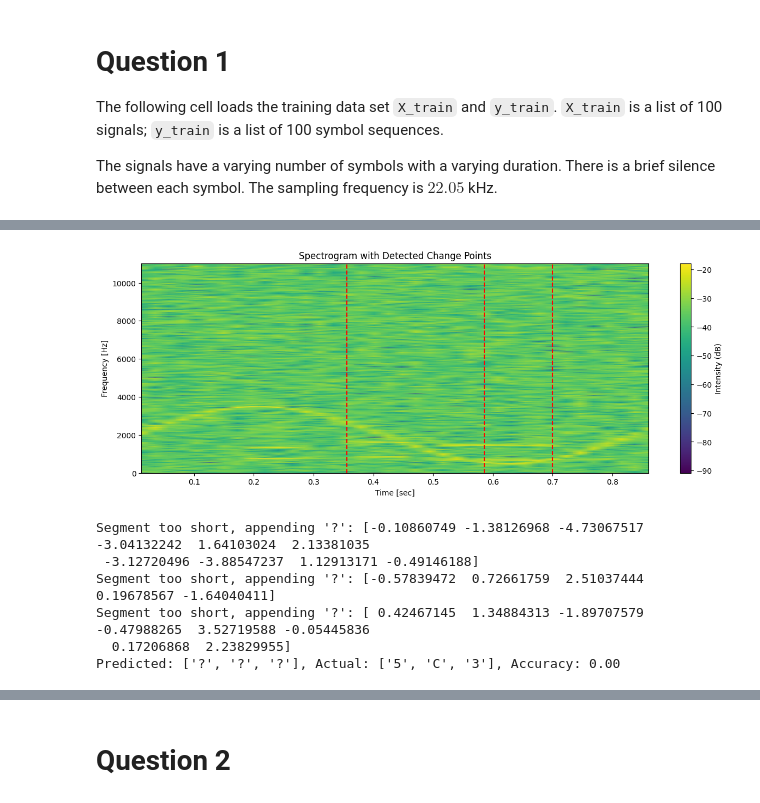
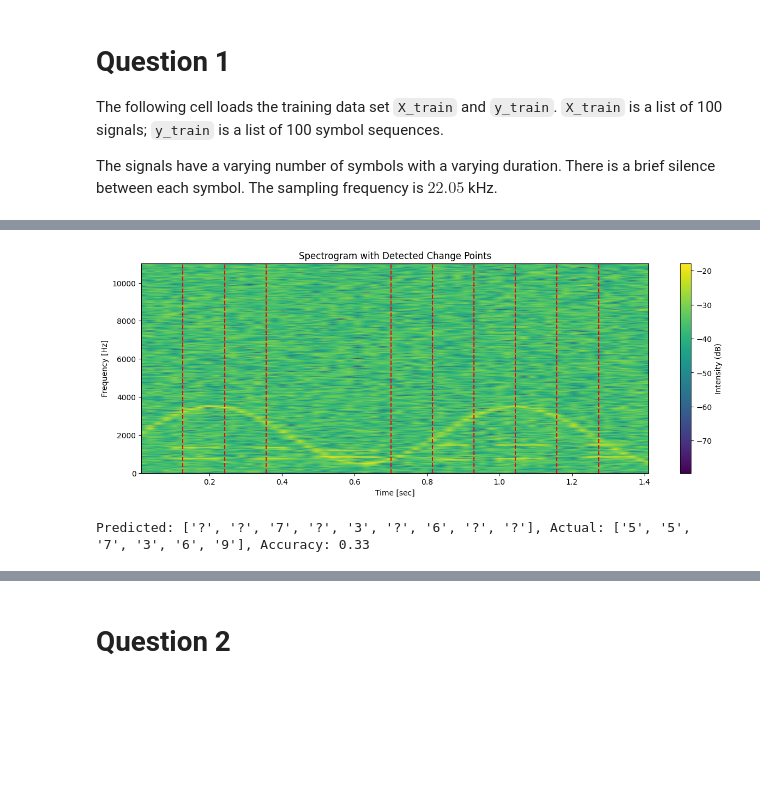
Before and after one commit to wadimoughanim/hw3mlts, a Jupyter notebook: Assignment 3.ipynb, the cells around one changed output, grey strips where cells are left out. Saved outputs shown, nothing was run; the diff lists cells and outputs as text; code cells hidden in the pictures; blank space fills up the shorter version.

```diff
--- a/Assignment 3.ipynb
+++ b/Assignment 3.ipynb
@@ -89,89 +89,94 @@ def detect_changes(sxx, penalty=1):  # Lower penalty for more sensitivity
     bkps = algo.predict(pen=penalty)
     return bkps
 
-# Function to map frequencies to DTMF digits
-def frequency_to_digit(f1, f2):
-    print(f"Mapping frequencies to DTMF digits: {f1}, {f2}")
+def frequency_to_digit(f1, f2, tolerance=20):
+    nearest_tone = None
     min_distance = float('inf')
-    nearest_tone = None
+
+    # Iterate through the DTMF tones to find the closest match within tolerance
     for tone_pair, digit in DTMF_TONES.items():
-        distance = np.sqrt((tone_pair[0] - f1)**2 + (tone_pair[1] - f2)**2)
-        if distance < min_distance:
-            min_distance = distance
-            nearest_tone = digit
-    print(f"Nearest tone: {nearest_tone}")
+        if abs(tone_pair[0] - f1) <= tolerance and abs(tone_pair[1] - f2) <= tolerance:
+            distance = np.sqrt((tone_pair[0] - f1)**2 + (tone_pair[1] - f2)**2)
+            if distance < min_distance:
+                min_distance = distance
+                nearest_tone = digit
+
     return nearest_tone if nearest_tone is not None else '?'
+
 
 def find_closest_index(freq_array, target_freq):
     index = np.argmin(np.abs(freq_array - target_freq))
     return index
 
 # Function to classify segments into DTMF tones
-def classify_segments(signal, bkps, fs=FS):
+# Function to classify segments into DTMF tones
+def classify_segments(signal, bkps, fs=FS, nperseg=NPERSEG, noverlap=NOVERLAP, height_factor=0.5):
     predicted_tones = []
     for i in range(len(bkps) - 1):
-        start, end = bkps[i], bkps[i+1]
-        segment = signal[start:end]
+        # Convert breakpoints to indices in the original signal
+        start_idx = bkps[i] * (nperseg - noverlap)
+        end_idx = bkps[i + 1] * (nperseg - noverlap) if bkps[i + 1] < len(signal) else len(signal)
+
+        # Extract the segment from the original signal
+        segment = signal[start_idx:end_idx]
+
         if len(segment) < NPERSEG:
-            print(f"Segment too short, appending '?': {segment}")
             predicted_tones.append('?')
             continue
 
-        f, _, Sxx = compute_spectrogram(segment, fs=fs)
+        # Compute the spectrogram of the segment
+        f, _, Sxx = compute_spectrogram(segment, fs=fs, nperseg=nperseg, noverlap=noverlap)
         energy_spectrum = np.sum(Sxx, axis=1)
-        peaks, _ = find_peaks(energy_spectrum, height=np.max(energy_spectrum)/5)
 
-        print(f"Peaks detected at: {f[peaks]} with energies: {energy_spectrum[peaks]}")
+        # Find peaks in the energy spectrum
+        peaks, _ = find_peaks(energy_spectrum, height=np.max(energy_spectrum) * height_factor)
 
         if len(peaks) >= 2:
-            sorted_peaks = sorted(peaks, key=lambda x: energy_spectrum[x], reverse=True)
+            sorted_peaks = sorted(peaks, key=lambda x: energy_spectrum[x], reverse=True)[:2]
             f1, f2 = f[sorted_peaks[0]], f[sorted_peaks[1]]
-            print(f"Top 2 frequencies: {f1}, {f2}")
-
             digit = frequency_to_digit(f1, f2)
             predicted_tones.append(digit)
-            print(f"Predicted DTMF tone: {digit}")
         else:
-            print(f"Not enough peaks found, appending '?': {segment}")
             predicted_tones.append('?')
+
     return predicted_tones
+
+
 
 
 
 # Function to evaluate the detection method
 def evaluate_detection(predicted, actual):
     accuracy = 1 - Levenshtein.distance(''.join(predicted), ''.join(actual)) / max(len(actual), len(predicted))
     return accuracy
 
 # Function to plot the spectrogram and detected change points
 def plot_spectrogram_and_changes(signal, bkps, fs=FS, nperseg=NPERSEG, noverlap=NOVERLAP):
     f, t, Sxx = compute_spectrogram(signal, fs=fs, nperseg=nperseg, noverlap=noverlap)
     plt.figure(figsize=(15, 5))
     plt.pcolormesh(t, f, 10 * np.log10(Sxx), shading='gouraud')
     plt.ylabel('Frequency [Hz]')
     plt.xlabel('Time [sec]')
     plt.title('Spectrogram with Detected Change Points')
     for bkp in bkps:
         if bkp < len(t):
             plt.axvline(x=t[bkp], color='red', linestyle='--')
     plt.colorbar(label='Intensity (dB)')
     plt.show()
 
+# ... previous code ...
+
 # Debugging and evaluation for a single signal
-signal, true_symbols = X_train[0], y_train[0]
+i = 90
+signal, true_symbols = X_train[i], y_train[i]
 freqs, times, sxx = compute_spectrogram(signal)
-bkps = detect_changes(sxx)
+bkps = detect_changes(sxx,0.5)
 plot_spectrogram_and_changes(signal, bkps)
-predicted_tones = classify_segments(signal, bkps)
+predicted_tones = classify_segments(signal, bkps, fs=FS, nperseg=NPERSEG, noverlap=NOVERLAP, height_factor=0.5)
 accuracy = evaluate_detection(predicted_tones, true_symbols)
 print(f"Predicted: {predicted_tones}, Actual: {true_symbols}, Accuracy: {accuracy:.2f}")
 # %% [output]
-[figure, old version]
+[figure, new version]
-Segment too short, appending '?': [-0.10860749 -1.38126968 -4.73067517 -3.04132242  1.64103024  2.13381035
- -3.12720496 -3.88547237  1.12913171 -0.49146188]
-Segment too short, appending '?': [-0.57839472  0.72661759  2.51037444  0.19678567 -1.64040411]
-Segment too short, appending '?': [ 0.42467145  1.34884313 -1.89707579 -0.47988265  3.52719588 -0.05445836
-  0.17206868  2.23829955]
-Predicted: ['?', '?', '?'], Actual: ['5', 'C', '3'], Accuracy: 0.00
+Predicted: ['?', '?', '7', '?', '3', '?', '6', '?', '?'], Actual: ['5', '5', '7', '3', '6', '9'], Accuracy: 0.33
 # %%
 import numpy as np
```
Also changed, not shown: parts of 8 cells of this notebook.
